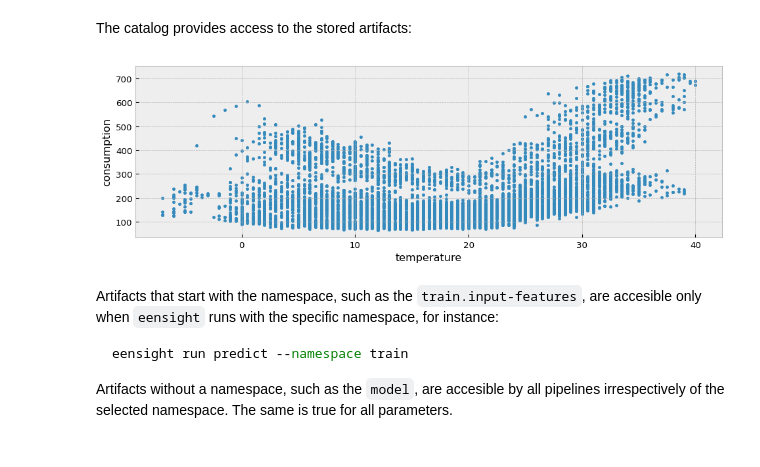
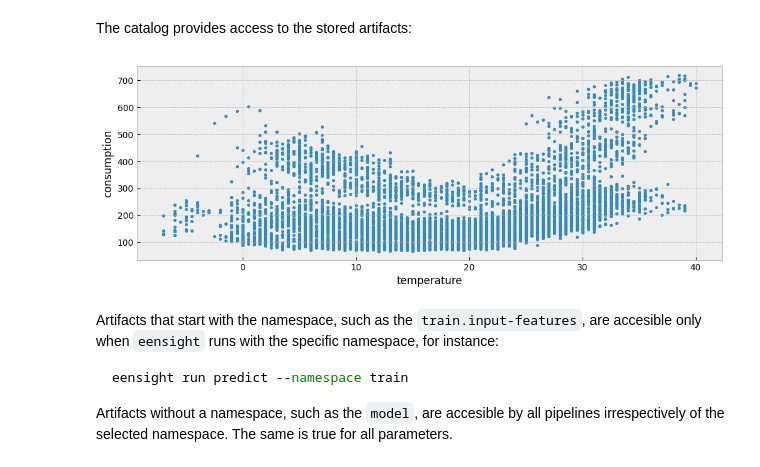
Before and after one commit to hebes-io/rethinking, a Jupyter notebook: chapters/02/Design_Principles.ipynb, the cells around one changed output. Drawn from its saved outputs; the diff is of its cells as text; code cells hidden in the pictures.

```diff
--- a/chapters/02/Design_Principles.ipynb
+++ b/chapters/02/Design_Principles.ipynb
@@ -91,7 +91,7 @@ The catalog is parameterized by the following arguments that can be passed to th
 
 The function `eensight.utils.load_catalog` allows loading the `eensight` catalog while parameterizing it for the `site_id` and the `namespace`. As an example, we can load the `train` data of the *b01* dataset. The *b01* dataset corresponds to the building with `id=4` of the dataset provided by the [EnergyDetective 2020](https://zenodo.org/record/6590976) competition.
 # %%
-catalog = load_catalog(store_uri="../../data", site_id="b01", namespace="train")
+catalog_train = load_catalog(store_uri="../../data", site_id="b01", namespace="train")
 # %% [markdown]
 The contents of the parameterized catalog are:
 # %%
@@ -119,16 +119,16 @@ The catalog provides access to the stored artifacts:
 # %%
 X_train = catalog_train.load("train.preprocessed-features")
 y_train = catalog_train.load("train.preprocessed-labels")
 
-fig = plt.figure(figsize=(12, 3.54), dpi=96)
+fig = plt.figure(figsize=(12, 4))
 layout = (1, 1)
 ax = plt.subplot2grid(layout, (0, 0))
 
 ax.scatter(X_train["temperature"], y_train["consumption"], s=10)
 ax.set_xlabel("temperature")
 ax.set_ylabel("consumption")
 # %% [output]
-[figure, old version]
+[figure, new version]
 # %% [markdown]
 Artifacts that start with the namespace, such as the `train.input-features`, are accesible only when `eensight` runs with the specific namespace, for instance:
 
```
Also changed, not shown: parts of 1 cell of this notebook, 5 other files.
